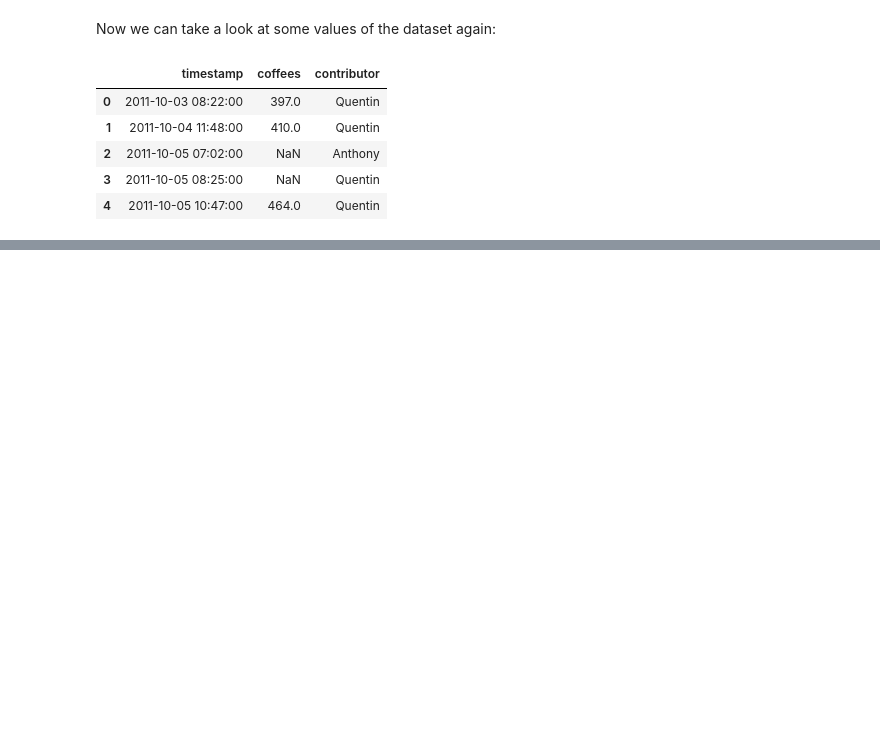
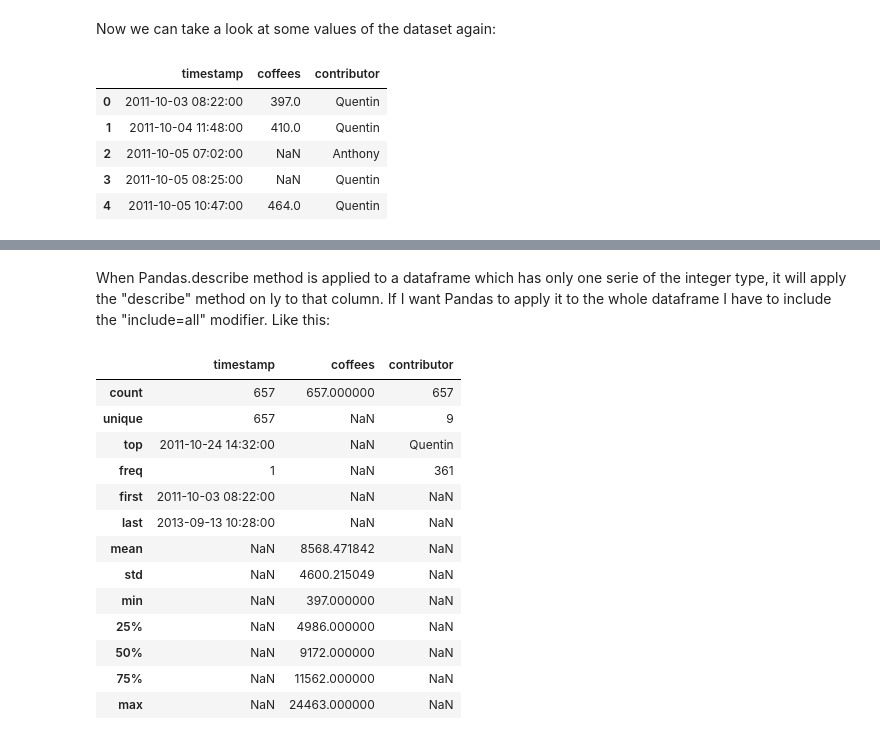
Before and after one commit to Gorchs/Pandas_Tutorial, a Jupyter notebook: Pandas Tutorial Notebook V1.0.ipynb, the cells around one changed output, grey strips where cells are left out. Drawn from its saved outputs; the diff is of its cells as text; code cells hidden in the pictures; blank space fills up the shorter version.

```diff
--- a/Pandas Tutorial Notebook V1.0.ipynb
+++ b/Pandas Tutorial Notebook V1.0.ipynb
@@ -200,0 +271,19 @@ data.head()
+# %% [markdown]
+When Pandas.describe method is applied to a dataframe which has only one serie of the integer type, it will apply the "describe" method on ly to that column. If I want Pandas to apply it to the whole dataframe I have to include the "include=all" modifier. Like this:
+# %%
+data.describe(include="all")
+# %% [output]
+|  | timestamp | coffees | contributor |
+| count | 657 | 657.000000 | 657 |
+| unique | 657 | NaN | 9 |
+| top | 2011-10-24 14:32:00 | NaN | Quentin |
+| freq | 1 | NaN | 361 |
+| first | 2011-10-03 08:22:00 | NaN | NaN |
+| last | 2013-09-13 10:28:00 | NaN | NaN |
+| mean | NaN | 8568.471842 | NaN |
+| std | NaN | 4600.215049 | NaN |
+| min | NaN | 397.000000 | NaN |
+| 25% | NaN | 4986.000000 | NaN |
+| 50% | NaN | 9172.000000 | NaN |
+| 75% | NaN | 11562.000000 | NaN |
+| max | NaN | 24463.000000 | NaN |
```
Also changed, not shown: parts of 27 cells of this notebook.
